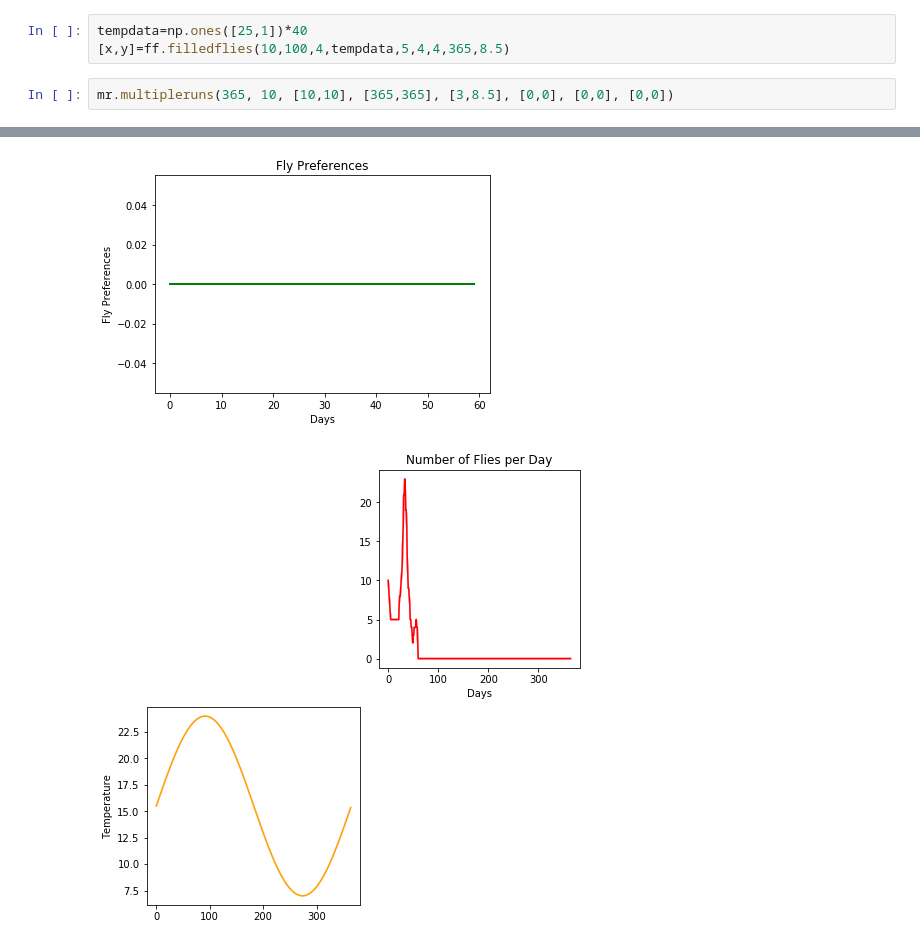
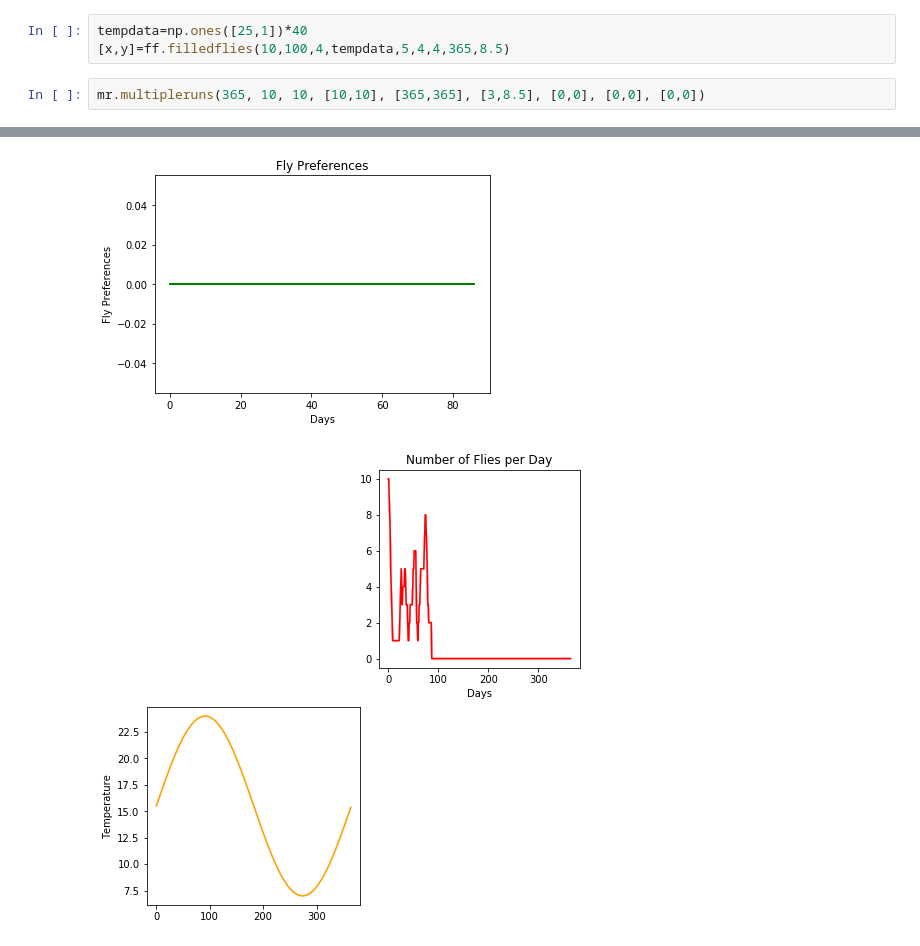
Before and after one commit to athena-ye/Drift-Modeling, a Jupyter notebook: Stochastic Model.ipynb, the cells around one changed output, grey strips where cells are left out. Drawn from its saved outputs; the diff is of its cells as text.

Commit message:
added numberofflies to multipleruns

```diff
--- a/Stochastic Model.ipynb
+++ b/Stochastic Model.ipynb
@@ -22,5 +22,5 @@ imp.reload(mr)
 tempdata=np.ones([25,1])*40
 [x,y]=ff.filledflies(10,100,4,tempdata,5,4,4,365,8.5)
 # %%
-mr.multipleruns(365, 10, [10,10], [365,365], [3,8.5], [0,0], [0,0], [0,0])
+mr.multipleruns(365, 10, 10, [10,10], [365,365], [3,8.5], [0,0], [0,0], [0,0])
 # %% [output]
@@ -28,2 +28,2 @@ mr.multipleruns(365, 10, [10,10], [365,365], [3,8.5], [0,0], [0,0], [0,0])
-[figure, old version]
+[figure, new version]
-[figure, old version]
+[figure, new version]
```
Also changed, not shown: parts of 1 cell of this notebook, 1 other file.
